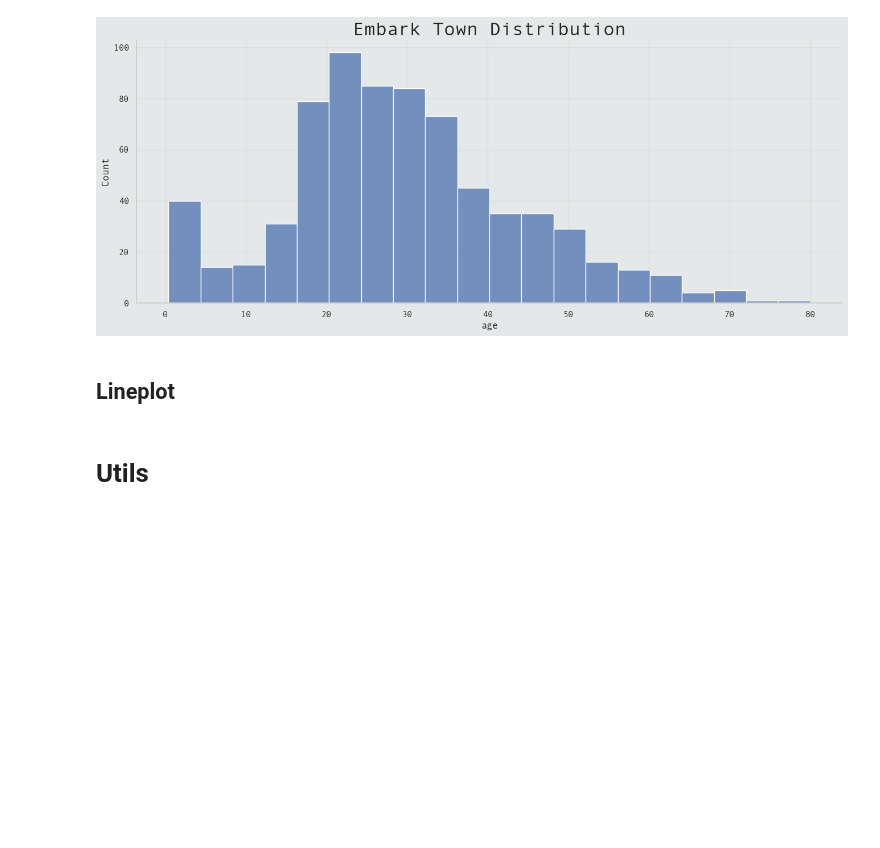
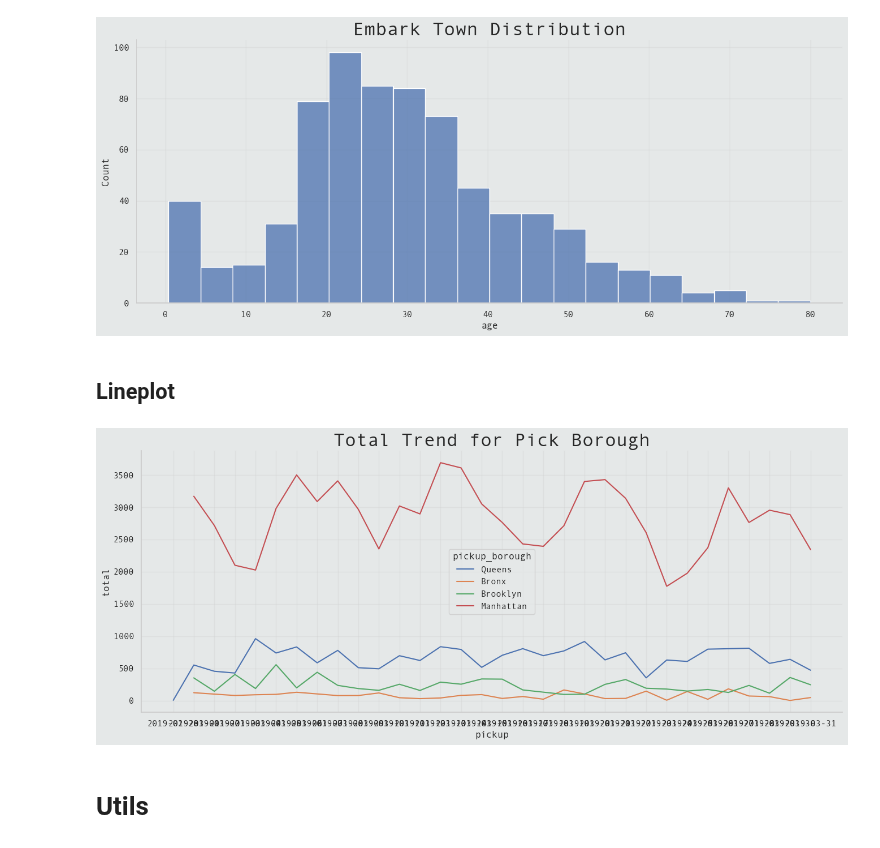
Before and after one commit to Volscente/cheat_sheets, a Jupyter notebook: notebooks/seaborn.ipynb, the cells around one changed output. Drawn from its saved outputs; the diff is of its cells as text; code cells hidden in the pictures; blank space fills up the shorter version.

```diff
--- a/notebooks/seaborn.ipynb
+++ b/notebooks/seaborn.ipynb
@@ -93,8 +93,18 @@ plt.show()
 # %%
 ax = sns.lineplot(
     data=time_data.groupby([
-        time_data.pickup.dt.strftime('%Y-%m'), time_data.pickup_borough
-    ])['total'].sum().reset_index(), x='pickup', y='total', hue=)
+        time_data.pickup.dt.strftime('%Y-%m-%d'), time_data.pickup_borough
+    ])['total'].sum().reset_index(),
+    x='pickup',
+    y='total',
+    hue='pickup_borough'
+)
+
+ax.set_title('Total Trend for Pick Borough')
+
+plt.show()
+# %% [output]
+[figure, added]
 # %% [markdown]
 # Utils
 # %% [markdown]
```
